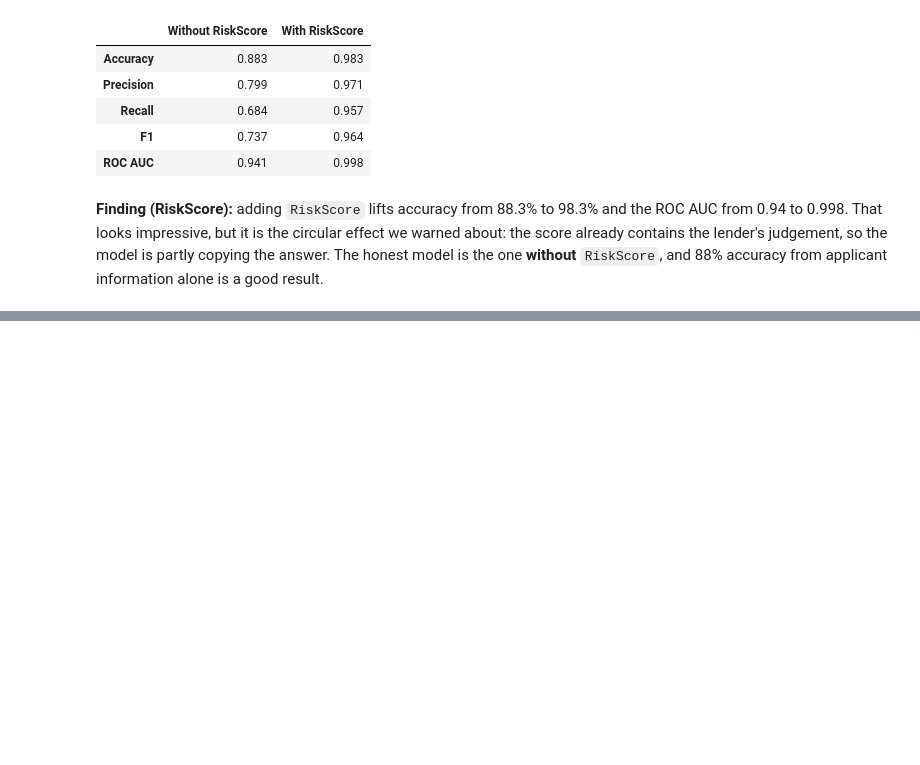
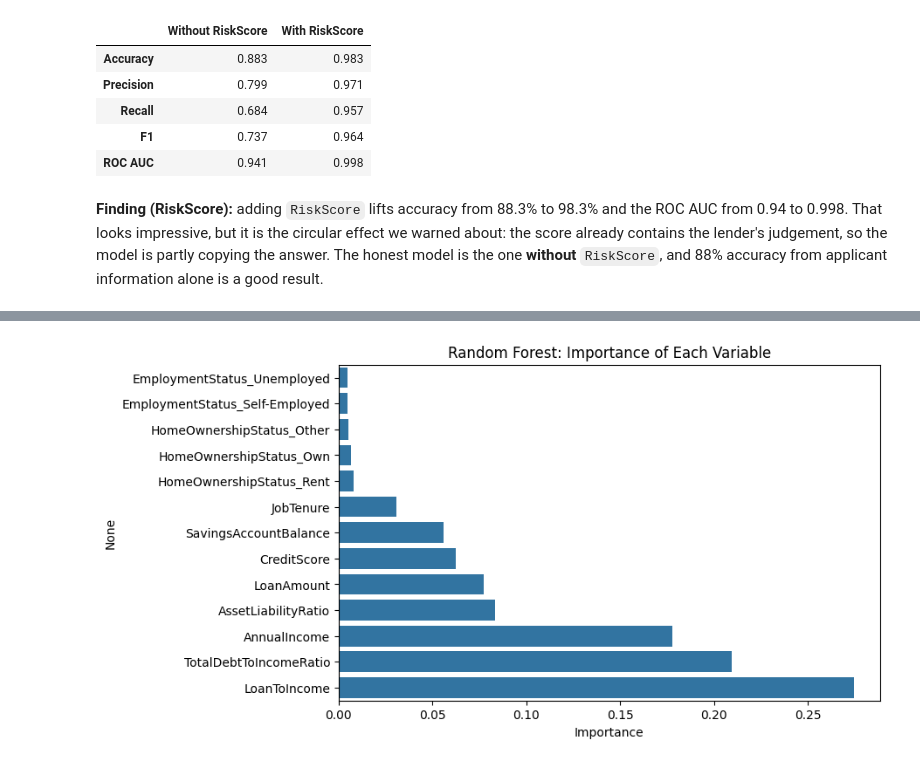
Before and after one commit to nachiket-1/Loan-Approval-Financial-Risk-Analysis, a Jupyter notebook: Loan_Approval_Financial_Risk_Analysis.ipynb, the cells around one changed output, grey strips where cells are left out. Saved outputs shown, nothing was run; the diff lists cells and outputs as text; code cells hidden in the pictures; blank space fills up the shorter version.

```diff
--- a/Loan_Approval_Financial_Risk_Analysis.ipynb
+++ b/Loan_Approval_Financial_Risk_Analysis.ipynb
@@ -906,0 +917,20 @@ comparison
+# %%
+from sklearn.model_selection import StratifiedKFold, cross_validate
+from sklearn.ensemble import RandomForestClassifier
+
+# 5 folds, each keeping the same approval share as the whole data
+cv = StratifiedKFold(n_splits=5, shuffle=True, random_state=42)
+metrics = ['accuracy', 'precision', 'recall', 'f1', 'roc_auc']
+
+candidates = {
+    'Logistic regression': Pipeline([('scale', StandardScaler()),
+                                     ('logreg', LogisticRegression(max_iter=1000))]),
+    'Random forest': RandomForestClassifier(n_estimators=200, random_state=42, n_jobs=-1)}
+
+cv_results = {}
+for name, candidate in candidates.items():
+    scores = cross_validate(candidate, X, y, cv=cv, scoring=metrics)
+    cv_results[name] = {metric: f"{scores['test_' + metric].mean():.3f} +/- {scores['test_' + metric].std():.3f}"
+                        for metric in metrics}
+
+pd.DataFrame(cv_results)
@@ -906,0 +948,12 @@ comparison
+# %%
+# Which variables does the random forest rely on?
+forest = candidates['Random forest'].fit(X, y)
+importance = pd.Series(forest.feature_importances_, index=X.columns).sort_values()
+
+plt.figure(figsize=(8, 5))
+sb.barplot(x=importance.values, y=importance.index, color=base_color)
+plt.title('Random Forest: Importance of Each Variable')
+plt.xlabel('Importance')
+plt.show()
+# %% [output]
+[figure, added]
```
Also changed, not shown: parts of 19 cells of this notebook.
